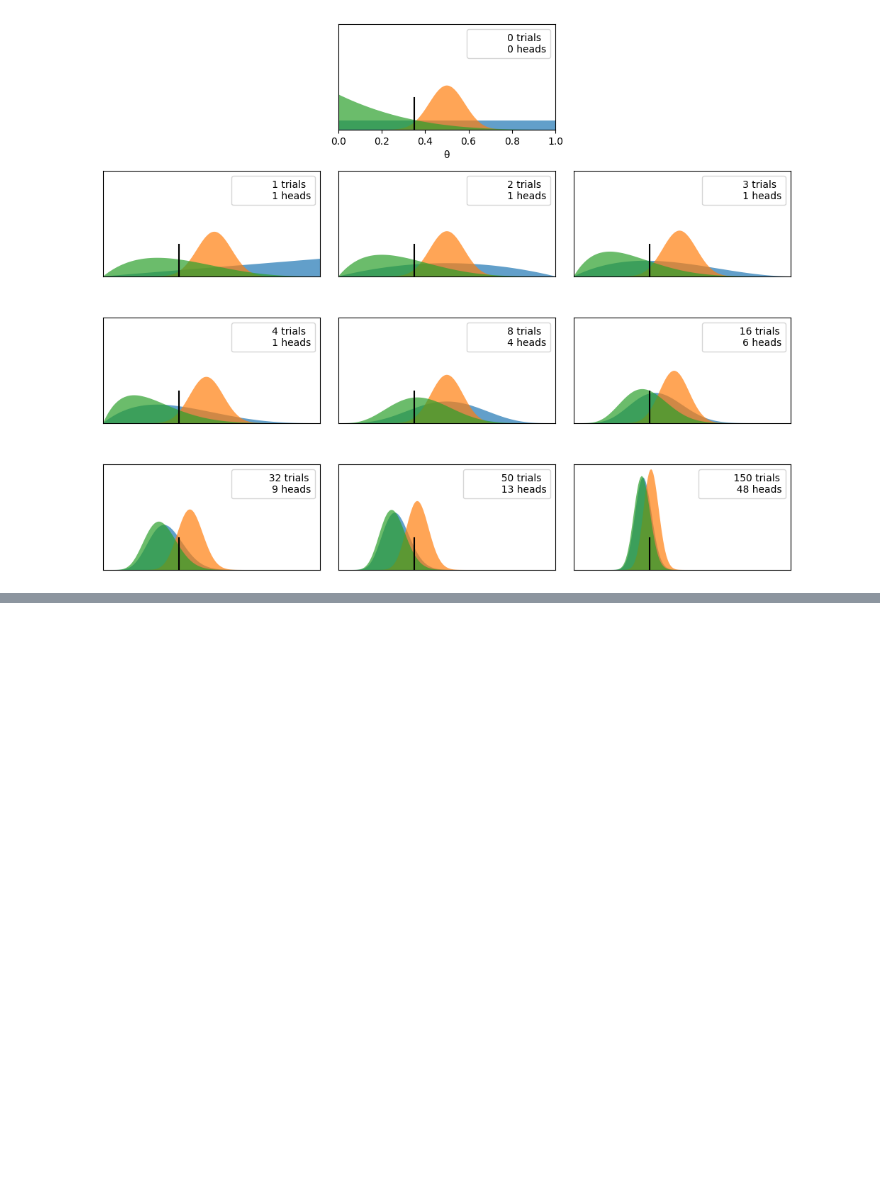
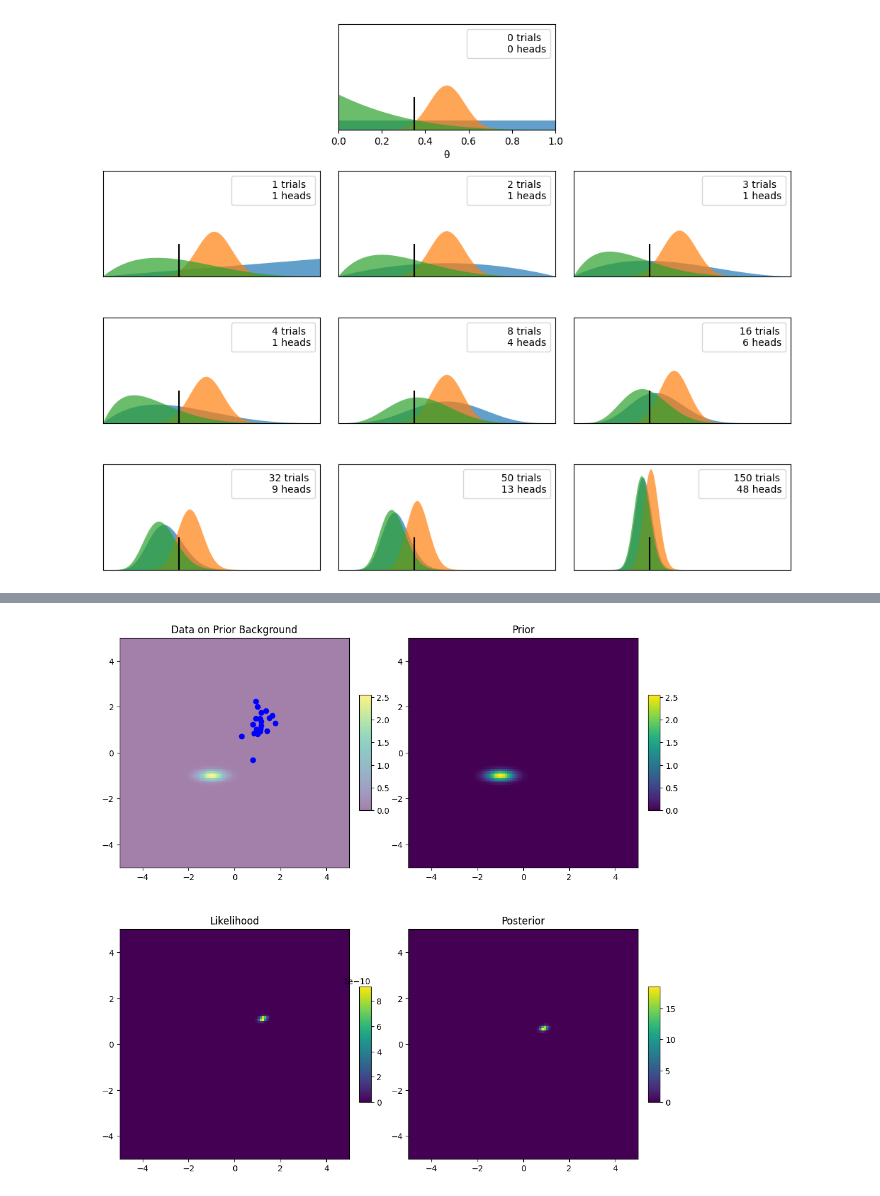
Before and after one commit to SergeiVKalinin/MSE_Fall2023, a Jupyter notebook: Module 6/17_Bayesian_Coin.ipynb, the cells around one changed output, grey strips where cells are left out. Saved outputs shown, nothing was run; the diff lists cells and outputs as text; code cells hidden in the pictures; blank space fills up the shorter version.

```diff
--- a/Module 6/17_Bayesian_Coin.ipynb
+++ b/Module 6/17_Bayesian_Coin.ipynb
@@ -132,0 +338,80 @@ plt.tight_layout()
+# %%
+import numpy as np
+from scipy.stats import multivariate_normal, norm
+import matplotlib.pyplot as plt
+
+# Generate synthetic data for illustration
+np.random.seed(0)
+mean_true = [1, 1]
+cov_matrix = [[0.1, 0.05], [0.05, 0.25]]
+D = np.random.multivariate_normal(mean_true, cov_matrix, size=20)
+
+# Define the 2D likelihood function
+def likelihood(mu_x, mu_y):
+    return np.prod(multivariate_normal.pdf(D, mean=[mu_x, mu_y], cov=cov_matrix))
+
+# Define the priors for mu_x and mu_y
+def prior_x(mu_x):
+    return norm.pdf(mu_x, -1, 0.15)
+
+def prior_y(mu_y):
+    return norm.pdf(mu_y, -1, 0.4)
+
+# Set up a grid of values for mu_x and mu_y
+grid_size = 100
+
+mu_x_values = np.linspace(-5, 5, grid_size)
+mu_y_values = np.linspace(-5, 5, grid_size)
+likelihood_grid = np.zeros((grid_size, grid_size))
+prior_grid = np.zeros((grid_size, grid_size))
+
+# Compute the likelihood and prior at each grid point
+for i, mu_x in enumerate(mu_x_values):
+    for j, mu_y in enumerate(mu_y_values):
+        likelihood_grid[i, j] = likelihood(mu_x, mu_y)
+        prior_grid[i, j] = prior_x(mu_x) * prior_y(mu_y)
+
+# Approximate the evidence by summing the product of the likelihood and prior at each grid point
+# and then multiplying by the area represented by each grid point.
+evidence = np.sum(likelihood_grid * prior_grid) * (mu_x_values[1] - mu_x_values[0]) * (mu_y_values[1] - mu_y_values[0])
+
+# Compute the posterior
+posterior_grid = (likelihood_grid * prior_grid) / evidence
+
+# Plotting
+
+fig, axes = plt.subplots(2, 2, figsize=(10, 10))
+
+# Data plot
+cax_data = axes[0, 0].imshow(prior_grid, extent=(-5, 5, -5, 5), origin='lower', alpha=0.5)
+cbar_data = plt.colorbar(cax_data, ax=axes[0, 0], aspect=10, fraction=0.046, pad=0.04)
+cbar_data.ax.tick_params(labelsize=10)
+axes[0, 0].scatter(D[:, 0], D[:, 1], color='blue')
+axes[0, 0].set_xlim(-5, 5)
+axes[0, 0].set_ylim(-5, 5)
+axes[0, 0].set_title('Data on Prior Background')
+
+# Prior plot
+cax2 = axes[0, 1].imshow(prior_grid, extent=(-5, 5, -5, 5), origin='lower')
+cbar2 = plt.colorbar(cax2, ax=axes[0, 1], aspect=10, fraction=0.046, pad=0.04)
+cbar2.ax.tick_params(labelsize=10)
+axes[0, 1].set_title('Prior')
+
+# Likelihood plot
+cax1 = axes[1, 0].imshow(likelihood_grid, extent=(-5, 5, -5, 5), origin='lower')
+cbar1 = plt.colorbar(cax1, ax=axes[1, 0], aspect=10, fraction=0.046, pad=0.04)
+cbar1.ax.tick_params(labelsize=10)
+axes[1, 0].set_title('Likelihood')
+
+# Posterior plot
+cax4 = axes[1, 1].imshow(posterior_grid, extent=(-5, 5, -5, 5), origin='lower')
+cbar4 = plt.colorbar(cax4, ax=axes[1, 1], aspect=10, fraction=0.046, pad=0.04)
+cbar4.ax.tick_params(labelsize=10)
+axes[1, 1].set_title('Posterior')
+
+plt.tight_layout()
+plt.show()
+
+print("Evidence:", evidence)
+# %% [output]
+[figure, added]
```
Also changed, not shown: parts of 18 cells of this notebook.
